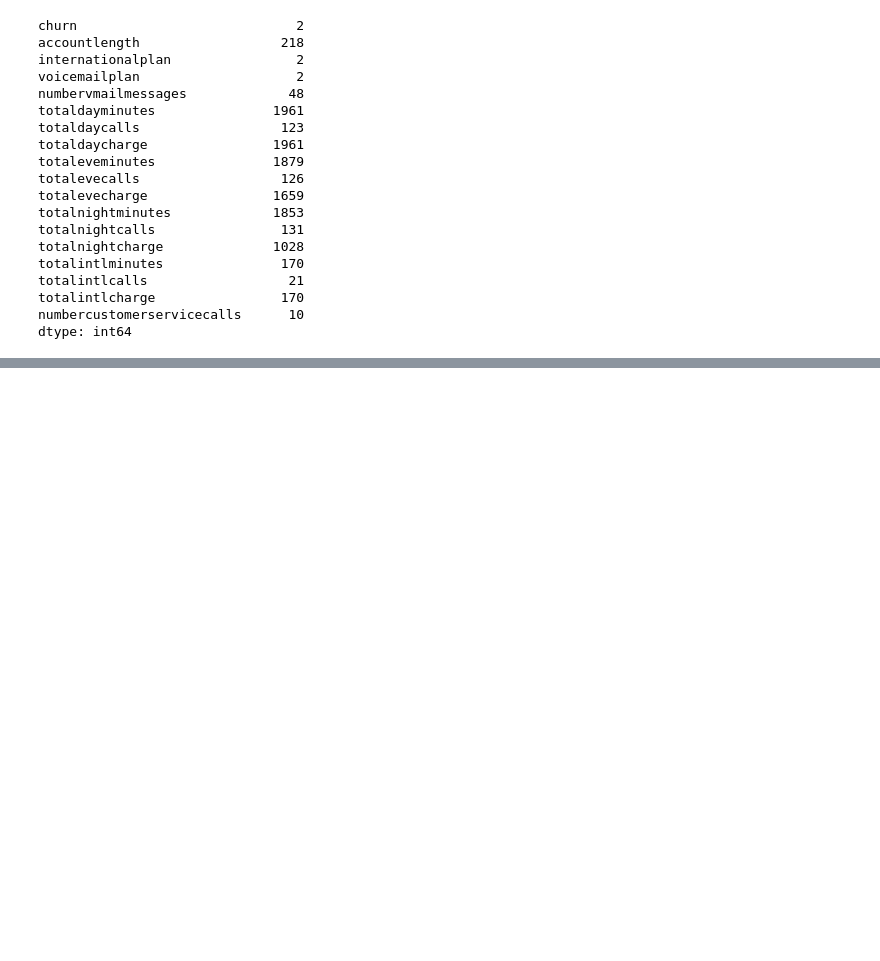
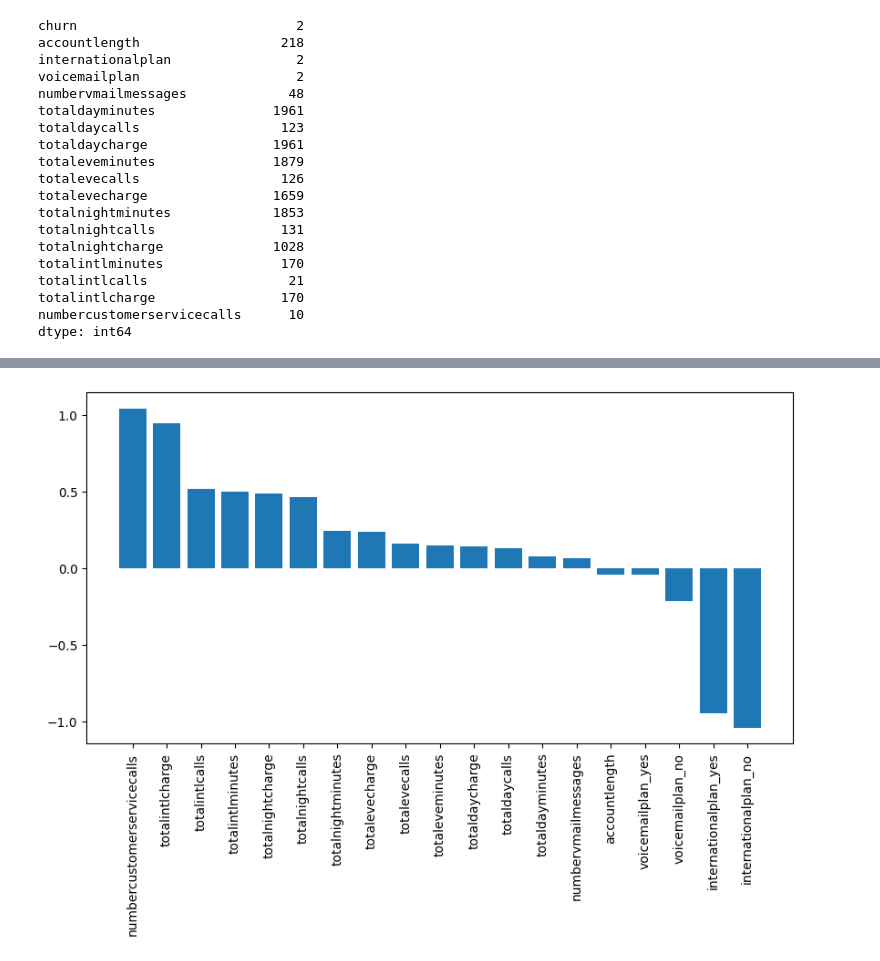
Before and after one commit to Requenamar3/datawrangling, a Jupyter notebook: Feature_Importance_DW.ipynb, the cells around one changed output, grey strips where cells are left out. Cells and saved outputs as stored; diff of their text form; code cells hidden in the pictures; blank space fills up the shorter version.

```diff
--- a/Feature_Importance_DW.ipynb
+++ b/Feature_Importance_DW.ipynb
@@ -126,0 +183,4 @@ numDF.head()
+# %%
+# Converting all the categorical variables to dummy variables
+catDF = pd.get_dummies(catDF)
+catDF.shape  # Displaying the shape of the DataFrame after converting categorical variables to dummy variables
@@ -126,0 +196,10 @@ numDF.head()
+# %%
+# Preparing the Y variable
+Y = df['churn']
+
+# Tree models may have trouble converting strings to floats, so it's essential to label the target variable as a complete feature matrix.
+# Replacing 'No' with 0 and 'Yes' with 1 to convert the target variable to numerical values.
+Y = Y.replace(to_replace=['No', 'Yes'], value=[0, 1])
+
+# Displaying the shape of the target variable
+print(Y.shape)
@@ -126,0 +208,8 @@ numDF.head()
+# %%
+# Merging with the original data frame
+
+# Preparing the X variables by concatenating the dummy variables for categorical features with the numerical features.
+X = pd.concat([catDF, numDF], axis=1)
+
+# Displaying the shape of the feature matrix
+print(X.shape)
@@ -126,0 +311,24 @@ numDF.head()
+# %%
+# Initializing and fitting the Logistic Regression model
+model = LogisticRegression()
+model.fit(X, Y)
+
+# Extracting feature coefficients from the trained model
+importance = model.coef_[0]
+
+# Sorting the feature coefficients
+importance = np.sort(importance)
+
+# Creating a DataFrame to store feature importances and their corresponding column names
+importance = pd.DataFrame({'feature': X.columns, 'importance': importance})
+
+# Sorting the features by their importance in descending order
+importance = importance.sort_values('importance', ascending=False)
+
+# Creating a chart to visualize feature importances
+plt.figure(figsize=(10, 5))
+plt.bar(importance['feature'], importance['importance'])
+plt.xticks(rotation=90)
+plt.show()
+# %% [output]
+[figure, added]
```
Also changed, not shown: parts of 18 cells of this notebook.
